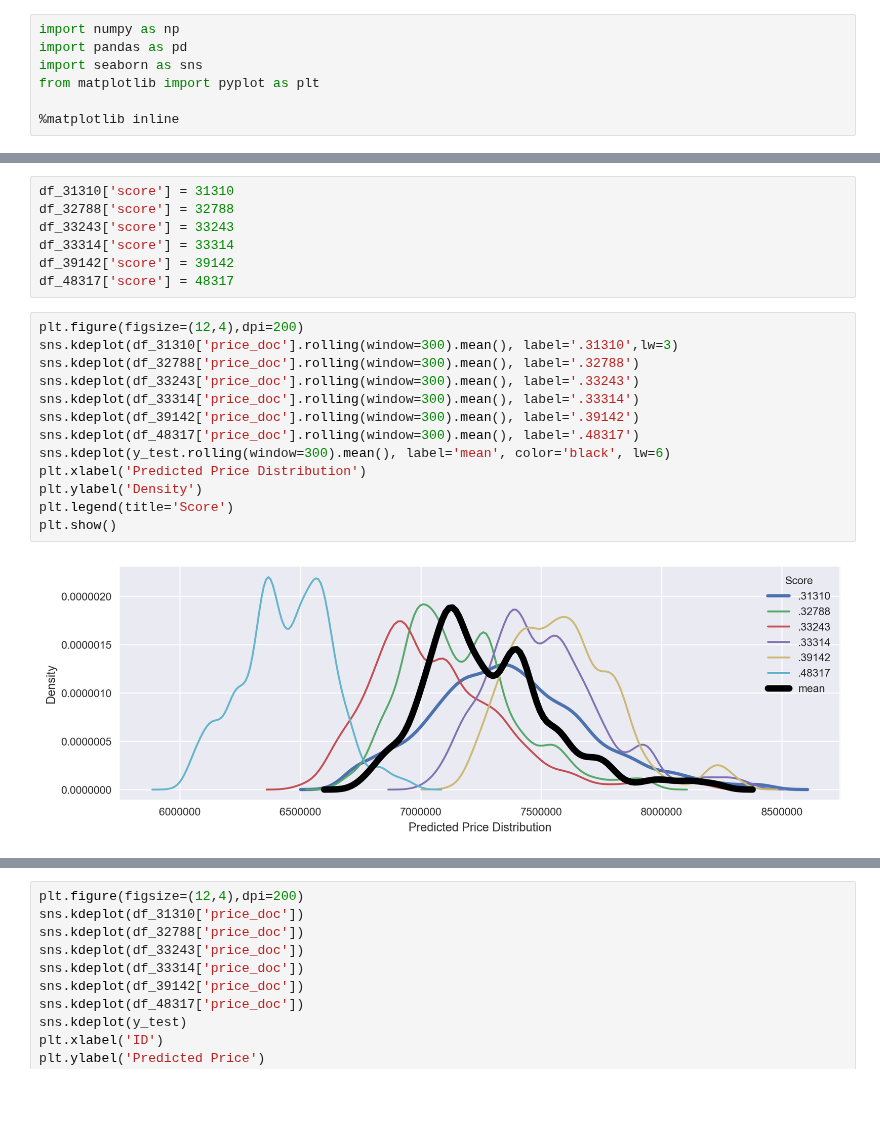
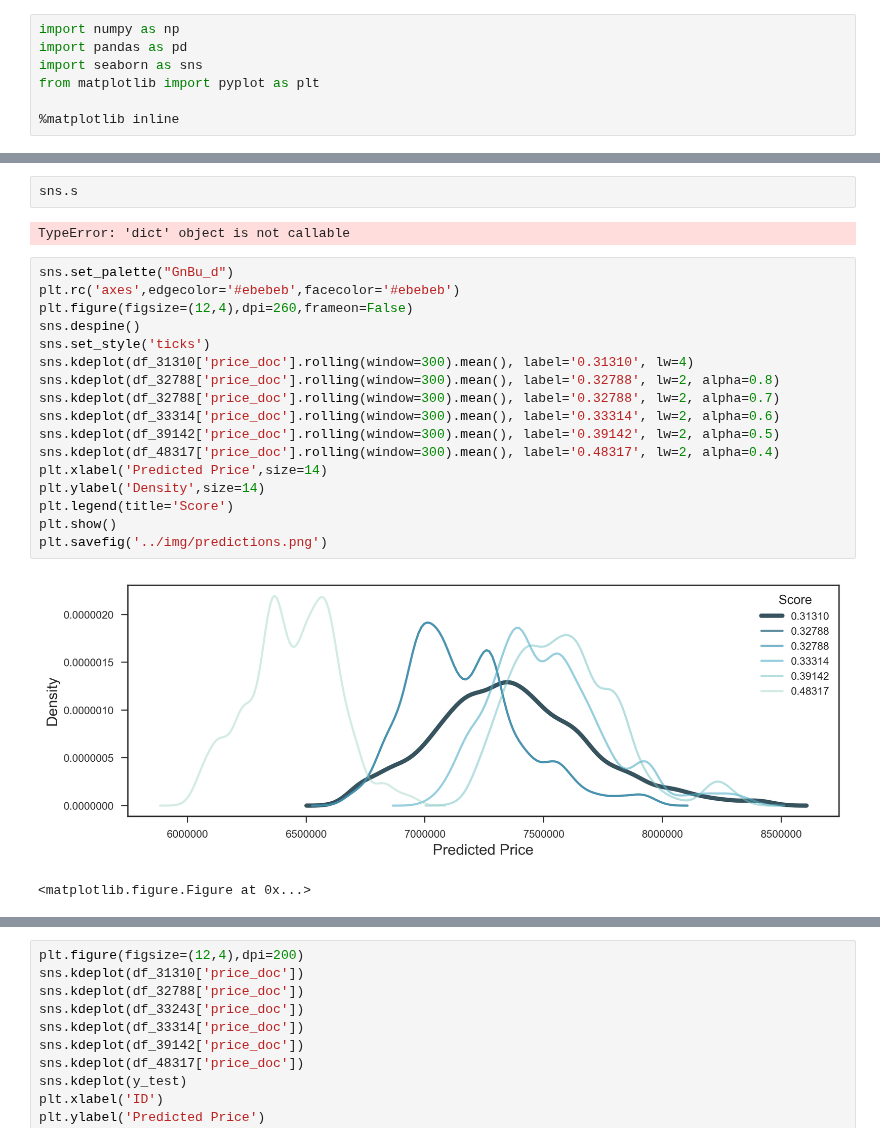
Before and after one commit to nycdatasci/bootcamp009_project, a Jupyter notebook: Project3-MachineLearning/romi_reza_sean_pradeep_andrew/EDA/submissions/submissions.ipynb, the cells around one changed output, grey strips where cells are left out. Cells and saved outputs as stored; diff of their text form; blank space fills up the shorter version.

```diff
--- a/Project3-MachineLearning/romi_reza_sean_pradeep_andrew/EDA/submissions/submissions.ipynb
+++ b/Project3-MachineLearning/romi_reza_sean_pradeep_andrew/EDA/submissions/submissions.ipynb
@@ -58,25 +26,27 @@ sample
-# %%
-df_31310['score'] = 31310
-df_32788['score'] = 32788
-df_33243['score'] = 33243
-df_33314['score'] = 33314
-df_39142['score'] = 39142
-df_48317['score'] = 48317
+# %%
+sns.s
+# %% [output]
+TypeError: 'dict' object is not callable
 # %%
-plt.figure(figsize=(12,4),dpi=200)
-sns.kdeplot(df_31310['price_doc'].rolling(window=300).mean(), label='.31310',lw=3)
-sns.kdeplot(df_32788['price_doc'].rolling(window=300).mean(), label='.32788')
-sns.kdeplot(df_33243['price_doc'].rolling(window=300).mean(), label='.33243')
-sns.kdeplot(df_33314['price_doc'].rolling(window=300).mean(), label='.33314')
-sns.kdeplot(df_39142['price_doc'].rolling(window=300).mean(), label='.39142')
-sns.kdeplot(df_48317['price_doc'].rolling(window=300).mean(), label='.48317')
-sns.kdeplot(y_test.rolling(window=300).mean(), label='mean', color='black', lw=6)
-plt.xlabel('Predicted Price Distribution')
-plt.ylabel('Density')
+sns.set_palette("GnBu_d")
+plt.rc('axes',edgecolor='#ebebeb',facecolor='#ebebeb')
+plt.figure(figsize=(12,4),dpi=260,frameon=False)
+sns.despine()
+sns.set_style('ticks')
+sns.kdeplot(df_31310['price_doc'].rolling(window=300).mean(), label='0.31310', lw=4)
+sns.kdeplot(df_32788['price_doc'].rolling(window=300).mean(), label='0.32788', lw=2, alpha=0.8)
+sns.kdeplot(df_32788['price_doc'].rolling(window=300).mean(), label='0.32788', lw=2, alpha=0.7)
+sns.kdeplot(df_33314['price_doc'].rolling(window=300).mean(), label='0.33314', lw=2, alpha=0.6)
+sns.kdeplot(df_39142['price_doc'].rolling(window=300).mean(), label='0.39142', lw=2, alpha=0.5)
+sns.kdeplot(df_48317['price_doc'].rolling(window=300).mean(), label='0.48317', lw=2, alpha=0.4)
+plt.xlabel('Predicted Price',size=14)
+plt.ylabel('Density',size=14)
 plt.legend(title='Score')
 plt.show()
+plt.savefig('../img/predictions.png')
 # %% [output]
-[figure, old version]
+[figure, new version]
+<matplotlib.figure.Figure at 0x...>
 # %%
 plt.figure(figsize=(25,10),dpi=200)
 plt.plot(df_31310['price_doc'].rolling(window=700).mean(), label='.31310', alpha =1.0)
```
Also changed, not shown: parts of 14 cells of this notebook, 13 other files.
